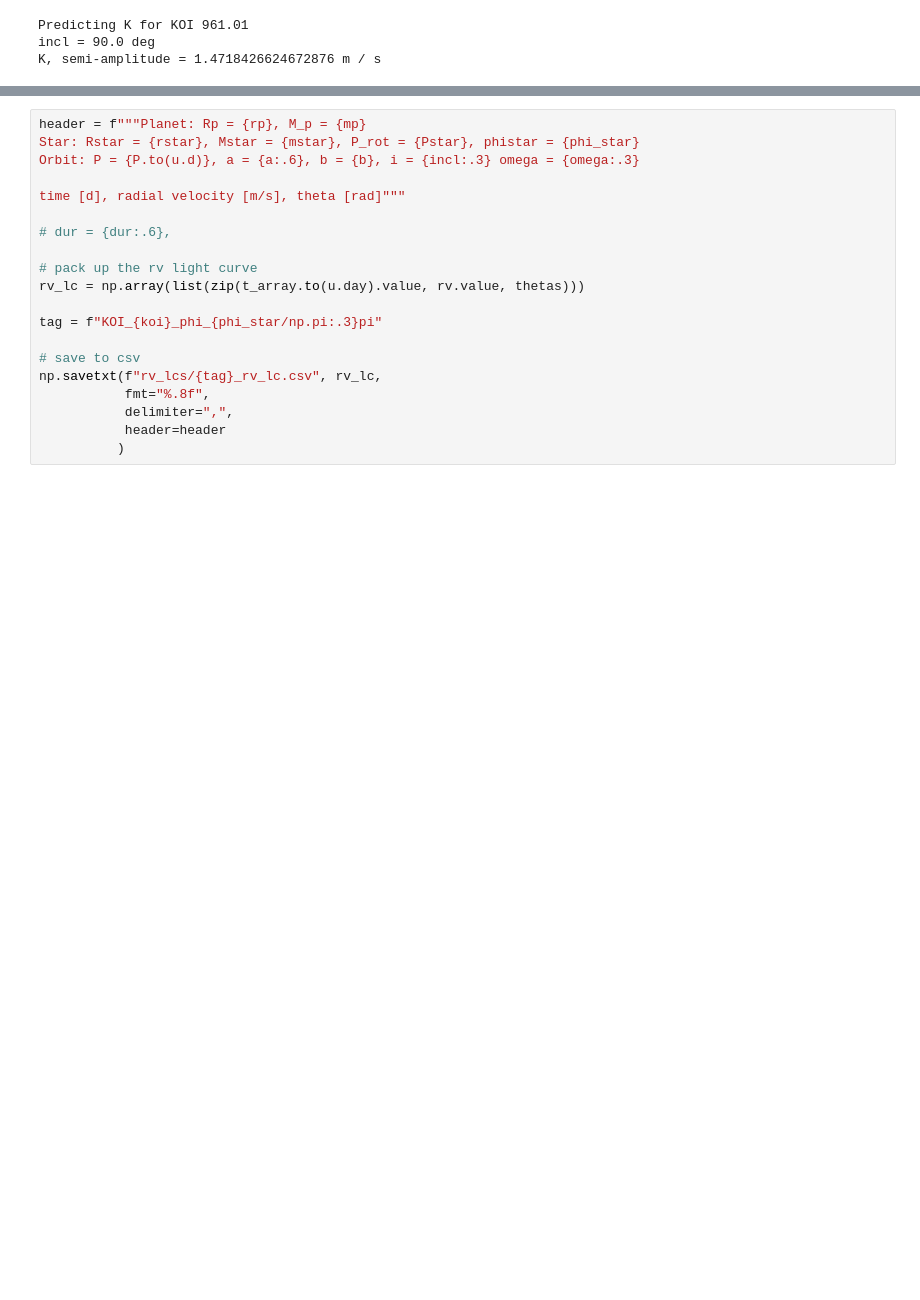
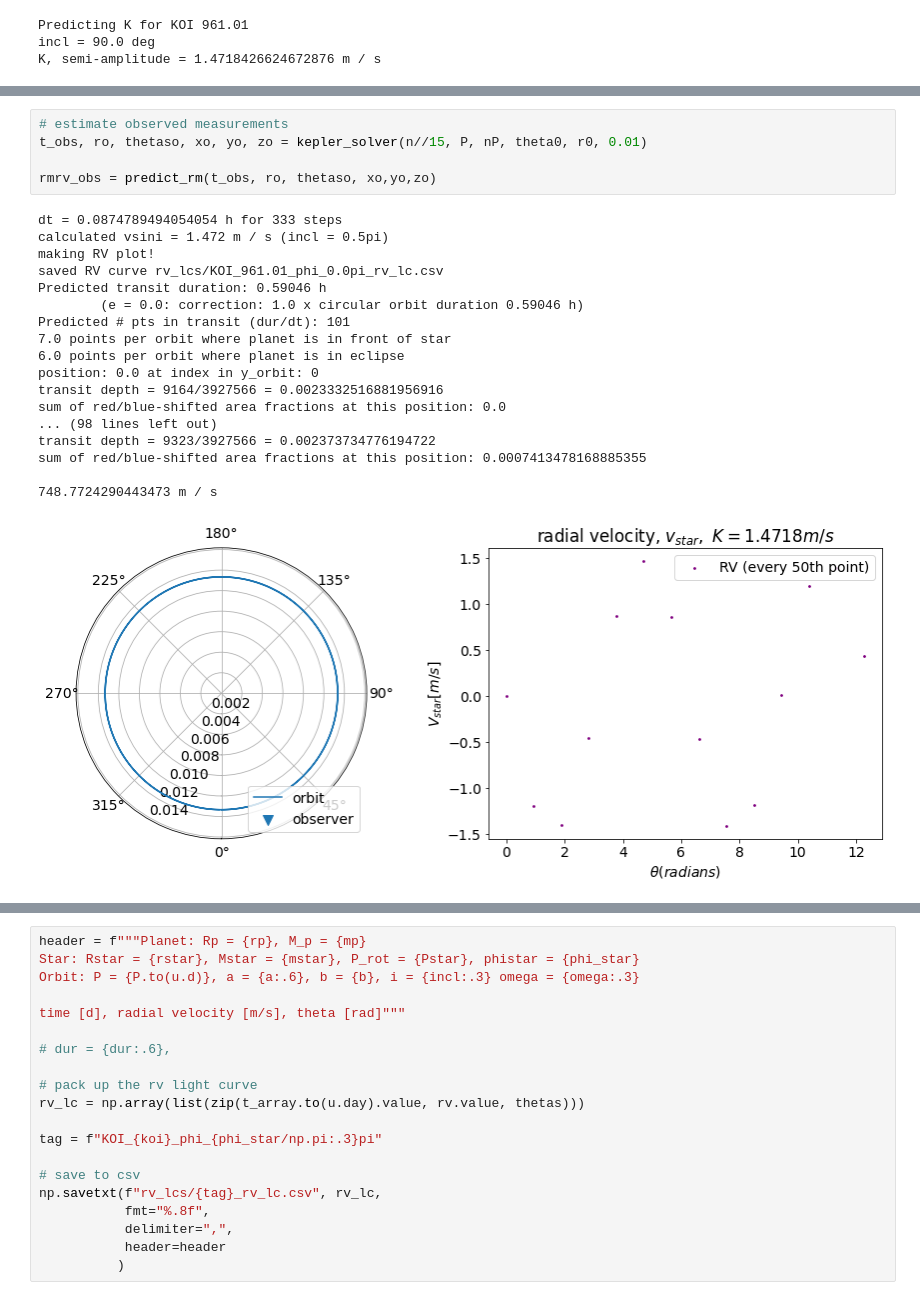
Before and after one commit to namagu/rossiter-mclaughlin-coaddventure, a Jupyter notebook: rv_from_scratch.ipynb, the cells around one changed output, grey strips where cells are left out. Drawn from its saved outputs; the diff is of its cells as text; blank space fills up the shorter version.

Commit message:
simulation + predictions is workinggit add rv_from_scratch.ipynb

```diff
--- a/rv_from_scratch.ipynb
+++ b/rv_from_scratch.ipynb
@@ -321,0 +585,24 @@ dt = 0.58260980304 h for 50 steps
+# %%
+# estimate observed measurements
+t_obs, ro, thetaso, xo, yo, zo = kepler_solver(n//15, P, nP, theta0, r0, 0.01)
+
+rmrv_obs = predict_rm(t_obs, ro, thetaso, xo,yo,zo)
+# %% [output]
+dt = 0.0874789494054054 h for 333 steps
+calculated vsini = 1.472 m / s (incl = 0.5pi)
+making RV plot!
+saved RV curve rv_lcs/KOI_961.01_phi_0.0pi_rv_lc.csv
+Predicted transit duration: 0.59046 h
+        (e = 0.0: correction: 1.0 x circular orbit duration 0.59046 h)
+Predicted # pts in transit (dur/dt): 101
+7.0 points per orbit where planet is in front of star
+6.0 points per orbit where planet is in eclipse
+position: 0.0 at index in y_orbit: 0
+transit depth = 9164/3927566 = 0.0023332516881956916
+sum of red/blue-shifted area fractions at this position: 0.0
+... (98 lines left out)
+transit depth = 9323/3927566 = 0.002373734776194722
+sum of red/blue-shifted area fractions at this position: 0.0007413478168885355
+
+748.7724290443473 m / s
+[figure, added]
```
Also changed, not shown: parts of 27 cells of this notebook.
